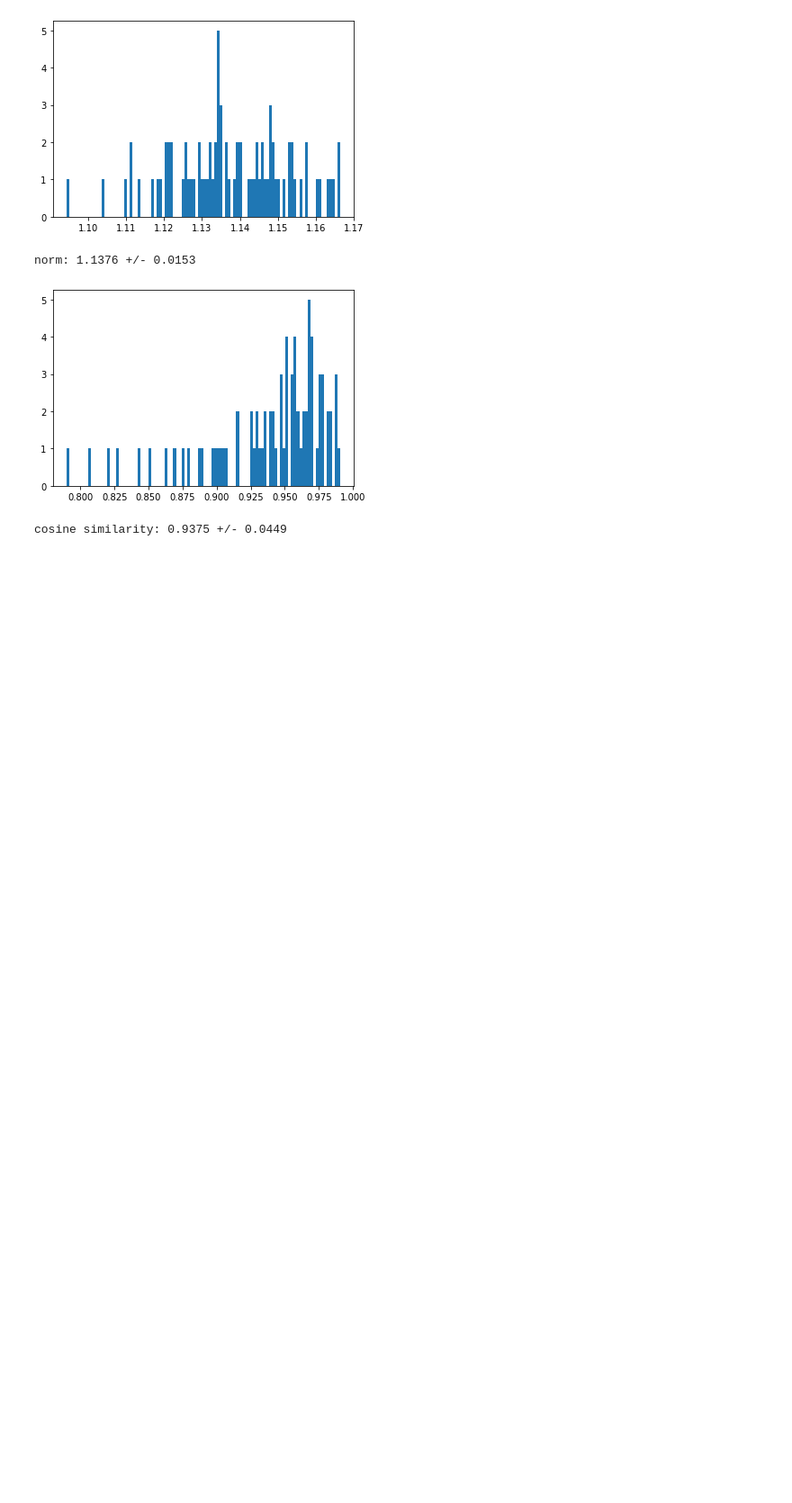
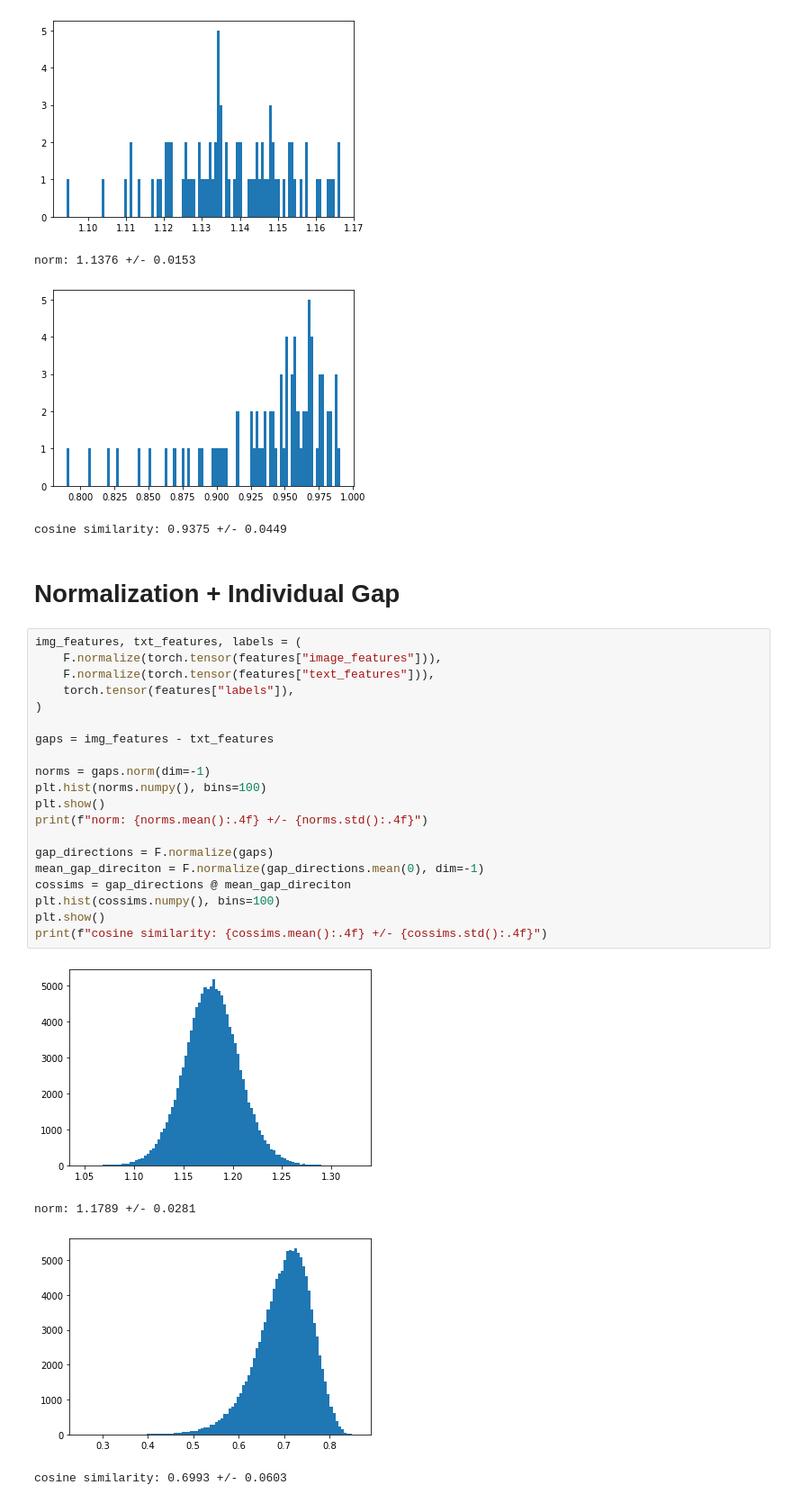
Before and after one commit to yuhui-zh15/model_audit, a Jupyter notebook: src/transfer/analyze_class_gap.ipynb, the cells around one changed output. Shown at 90% size. Drawn from its saved outputs; the diff is of its cells as text; blank space fills up the shorter version.

```diff
--- a/src/transfer/analyze_class_gap.ipynb
+++ b/src/transfer/analyze_class_gap.ipynb
@@ -107,3 +107,30 @@ print(f"cosine similarity: {cossims.mean():.4f} +/- {cossims.std():.4f}")
 norm: 1.1376 +/- 0.0153
 [figure]
 cosine similarity: 0.9375 +/- 0.0449
+# %% [markdown]
+# Normalization + Individual Gap
+# %%
+img_features, txt_features, labels = (
+    F.normalize(torch.tensor(features["image_features"])),
+    F.normalize(torch.tensor(features["text_features"])),
+    torch.tensor(features["labels"]),
+)
+
+gaps = img_features - txt_features
+
+norms = gaps.norm(dim=-1)
+plt.hist(norms.numpy(), bins=100)
+plt.show()
+print(f"norm: {norms.mean():.4f} +/- {norms.std():.4f}")
+
+gap_directions = F.normalize(gaps)
+mean_gap_direciton = F.normalize(gap_directions.mean(0), dim=-1)
+cossims = gap_directions @ mean_gap_direciton
+plt.hist(cossims.numpy(), bins=100)
+plt.show()
+print(f"cosine similarity: {cossims.mean():.4f} +/- {cossims.std():.4f}")
+# %% [output]
+[figure, added]
+norm: 1.1789 +/- 0.0281
+[figure, added]
+cosine similarity: 0.6993 +/- 0.0603
```
Also changed, not shown: 1 other file.
